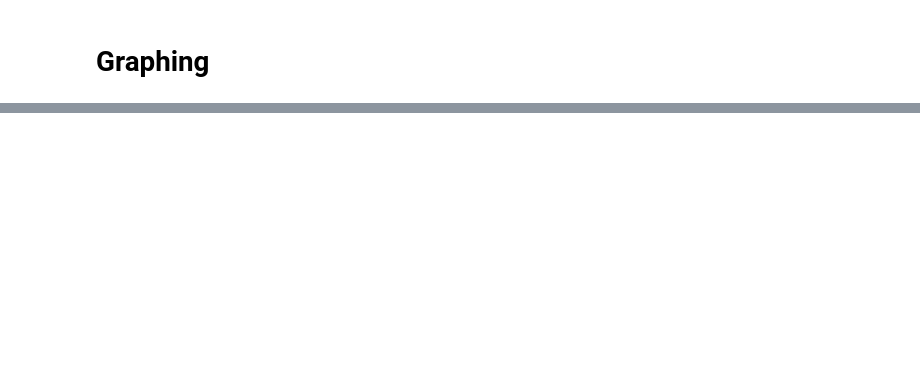
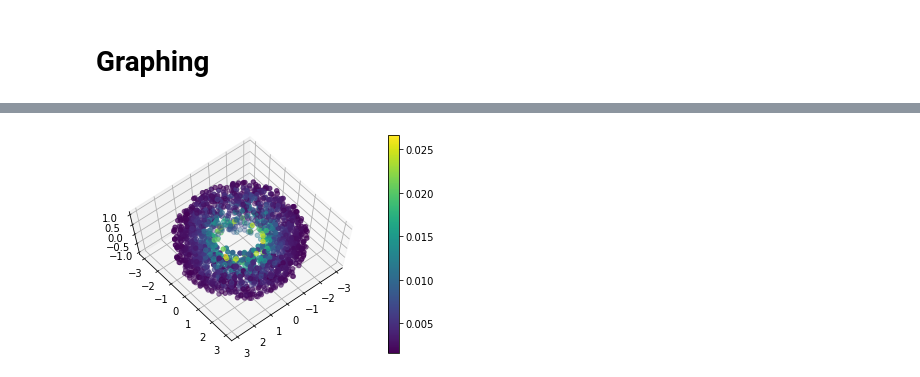
Before and after one commit to AmandinChyba/Project1-Fields-2022, a Jupyter notebook: non_convex/nonconvex_test.ipynb, the cells around one changed output, grey strips where cells are left out. Saved outputs shown, nothing was run; the diff lists cells and outputs as text; code cells hidden in the pictures; blank space fills up the shorter version.

```diff
--- a/non_convex/nonconvex_test.ipynb
+++ b/non_convex/nonconvex_test.ipynb
@@ -307,3 +295,7 @@ def computeMany(keys, points):
     error[i] = jnp.abs(exact - mean)
 
   return results, error
+# %%
+key = jrandom.PRNGKey(int(time.time()))
+keys = jrandom.split(key, 2)
+points = generateRandomData(keys[0])
@@ -310,9 +304,6 @@ def computeMany(keys, points):
 # %%
-#key = jrandom.PRNGKey(3)
-#keys = jrandom.split(key, 2)
-#points = generateRandomData(keys[0])
-#keys = jrandom.split(keys[1], len(points))
-#results, error = computeMany(keys, points)
+keys = jrandom.split(keys[1], len(points))
+results, error = computeMany(keys, points)
 # %% [markdown]
 # Error
 # %%
@@ -321,7 +312,7 @@ def testSamples(key, point, all_samples):
   error = np.empty(len(all_samples))
   for i in range(len(all_samples)):
     k = 0
-    mean, sd = computeSoln(keys[i], point, t=2, rootSteps=20, samples=all_samples[i], diameter=6, k=k)
+    mean, sd = computeSoln(keys[i], point, t=3, rootSteps=20, samples=all_samples[i], diameter=6, k=k)
     exact = boundaryCond(jnp.array([point]), k=k)
 
     results[i] = mean
@@ -371,7 +346,12 @@ from google.colab import files
 # %% [markdown]
 # Graphing
 # %%
-#ax = plt.axes(projection='3d')
-#ax.view_init(70, 50)
-#p = ax.scatter3D(points[:,0], points[:,1], points[:,2], c=error)
-#plt.colorbar(p)
+ax = plt.axes(projection='3d')
+ax.view_init(70, 50)
+p = ax.scatter3D(points[:,0], points[:,1], points[:,2], c=results)
+plt.colorbar(p)
+
+from google.colab import files
+plt.savefig("wob_soln_torus_k1_t2.png", dpi=500)
+files.download("wob_soln_torus_k1_t2.png")
+# %% [output]
@@ -377,0 +360 @@ from google.colab import files
+[figure, added]
```
Also changed, not shown: parts of 9 cells of this notebook.
